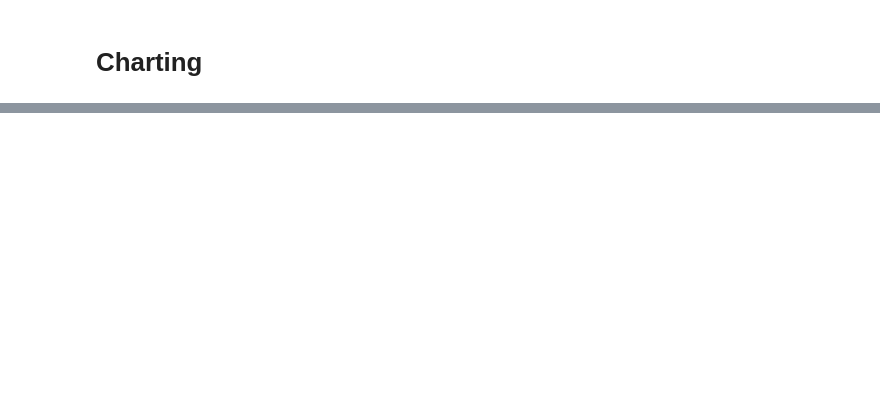
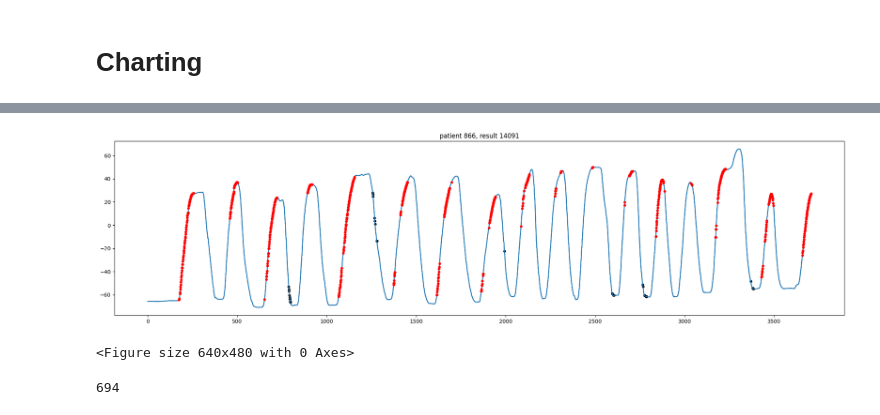
Before and after one commit to sensodevices/imu-gesture-recognition-notebook, a Jupyter notebook: data-collection.ipynb, the cells around one changed output, grey strips where cells are left out. Drawn from its saved outputs; the diff is of its cells as text; code cells hidden in the pictures; blank space fills up the shorter version.

```diff
--- a/data-collection.ipynb
+++ b/data-collection.ipynb
@@ -204,6 +204,40 @@ df['forearm_shoulder_ang'].head(5)
 Name: forearm_shoulder_ang, dtype: float64
 # %% [markdown]
 # Charting
+# %%
+def plot_mark_ranges_preds(result_id, key='position_type_window'):
+    result_df = df.loc[df['game_result_id'] == result_id].reset_index(drop=True)
+    # result_df = result_df.iloc[0:2500]
+
+    patient_ids = result_df['patient_id'].unique()
+    assert len(patient_ids) == 1
+    patient_id = patient_ids[0]
+
+    # 'ArrowDown' positionType = 1; BLACK
+    start_mark_locs = result_df.loc[result_df[key] == 1].index
+    # 'ArrowUp' positionType = 2; RED
+    end_mark_locs = result_df.loc[result_df[key] == 2].index
+
+    result_df['forearm_y_ang'].plot(
+        title=f'patient {patient_id}, result {result_id}',
+        figsize=(25, 6),
+        color='tab:blue',
+        marker='o',
+        markeredgewidth=0,
+        markersize=5,
+        markerfacecolor='black',
+        markevery=start_mark_locs,
+    )
+    result_df['forearm_y_ang'].plot(
+        figsize=(25, 6),
+        color='tab:blue',
+        marker='o',
+        markeredgewidth=0,
+        markersize=5,
+        markerfacecolor='red',
+        markevery=end_mark_locs,
+    )
+    plt.figure()
 # %%
 PATIENT_IDS = df['patient_id'].unique()
 PATIENT_IDS
@@ -273,0 +263,10 @@ plot_game_result(13284, 493)
+# %%
+plot_mark_ranges_preds(result_id=14091, key='position_type')
+# %% [output]
+[figure, added]
+<Figure size 640x480 with 0 Axes>
+# %%
+df[(df['game_result_id'] == 14091) & (df['position_type'] == 2)]['position_type'].count()
+# !!!!!!!!!!!!!!!!!!!!!!!!!!!!!!!!!!!!!!!!!!!!!!!!!!!!!!!!!!!!!!!!!!!!!!!!!!!!!!
+# %% [output]
+694
```
Also changed, not shown: parts of 22 cells of this notebook, 1 other file.
